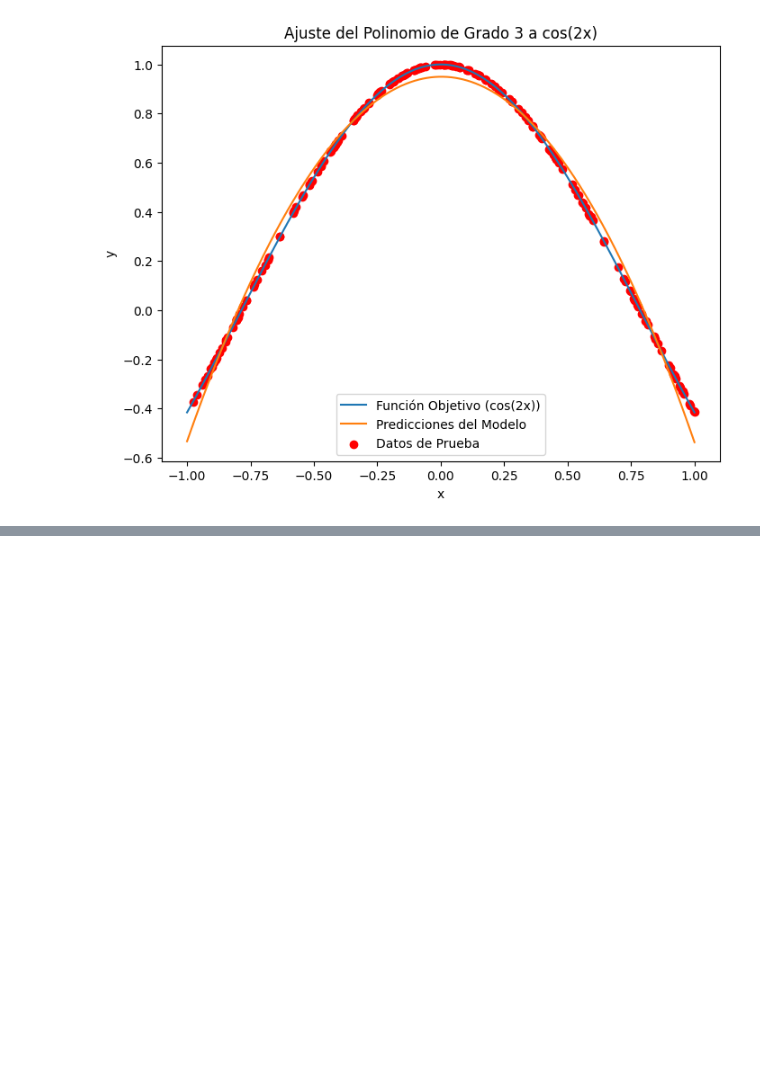
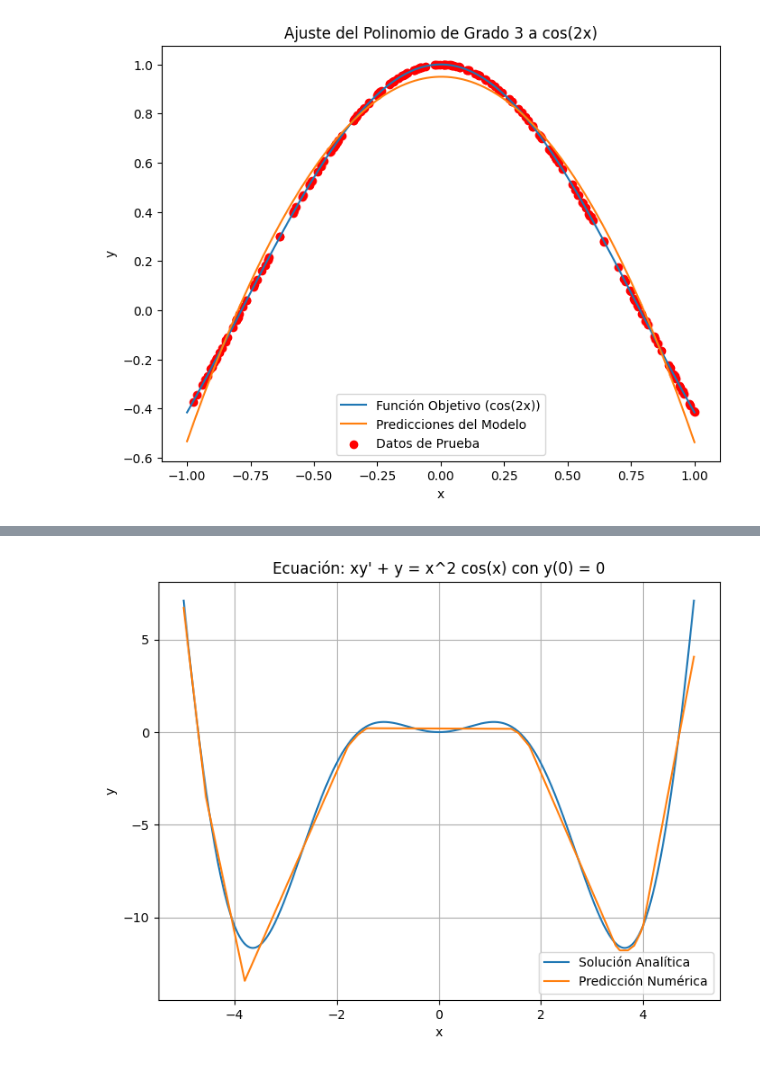
Before and after one commit to AldousSama/Tarea1, a Jupyter notebook: TAREA5.ipynb, the cells around one changed output, grey strips where cells are left out. Drawn from its saved outputs; the diff is of its cells as text; code cells hidden in the pictures; blank space fills up the shorter version.

```diff
--- a/TAREA5.ipynb
+++ b/TAREA5.ipynb
@@ -163,3 +163,45 @@ Porcentaje de precisión (R^2): 0.9919
 [figure]
 # %%
 #Entrenar una red neuronal que de la solucion de las siguientes ecuaciones diferenciales en el el intervalo [-5,5].  Graficar la solucion numerica junto con la solucion analıtica
+# %%
+import numpy as np
+import matplotlib.pyplot as plt
+import tensorflow as tf
+from tensorflow.keras.models import Sequential
+from tensorflow.keras.layers import Dense
+
+# Definir el conjunto de datos de entrenamiento
+x_train = np.linspace(-5, 5, 20000)
+y_train = x_train**2 * np.cos(x_train)
+
+# Normalizar los datos
+x_train_normalized = (x_train - x_train.min()) / (x_train.max() - x_train.min())
+y_train_normalized = (y_train - y_train.min()) / (y_train.max() - y_train.min())
+
+# Diseñar la arquitectura de la red neuronal
+model = Sequential()
+model.add(Dense(64, input_shape=(1,), activation='relu'))
+model.add(Dense(1))
+
+# Compilar el modelo
+model.compile(loss='mean_squared_error', optimizer='adam')
+
+# Entrenar el modelo
+model.fit(x_train_normalized, y_train_normalized, epochs=130, batch_size=32, verbose=1)
+
+# Predecir los valores y desnormalizar las predicciones
+y_pred_normalized = model.predict(x_train_normalized)
+y_pred = y_pred_normalized * (y_train.max() - y_train.min()) + y_train.min()
+
+
+# Graficar la solución numérica y analítica
+plt.figure(figsize=(8, 6))
+plt.plot(x_train, y_train, label='Solución Analítica')
+plt.plot(x_train, y_pred, label='Predicción Numérica')
+plt.title('Ecuación: xy\' + y = x^2 cos(x) con y(0) = 0')
+plt.xlabel('x')
+plt.ylabel('y')
+plt.legend()
+plt.grid(True)
+plt.show()
+# %% [output]
@@ -165,0 +225 @@ Porcentaje de precisión (R^2): 0.9919
+[figure, added]
```
Also changed, not shown: parts of 4 cells of this notebook.
